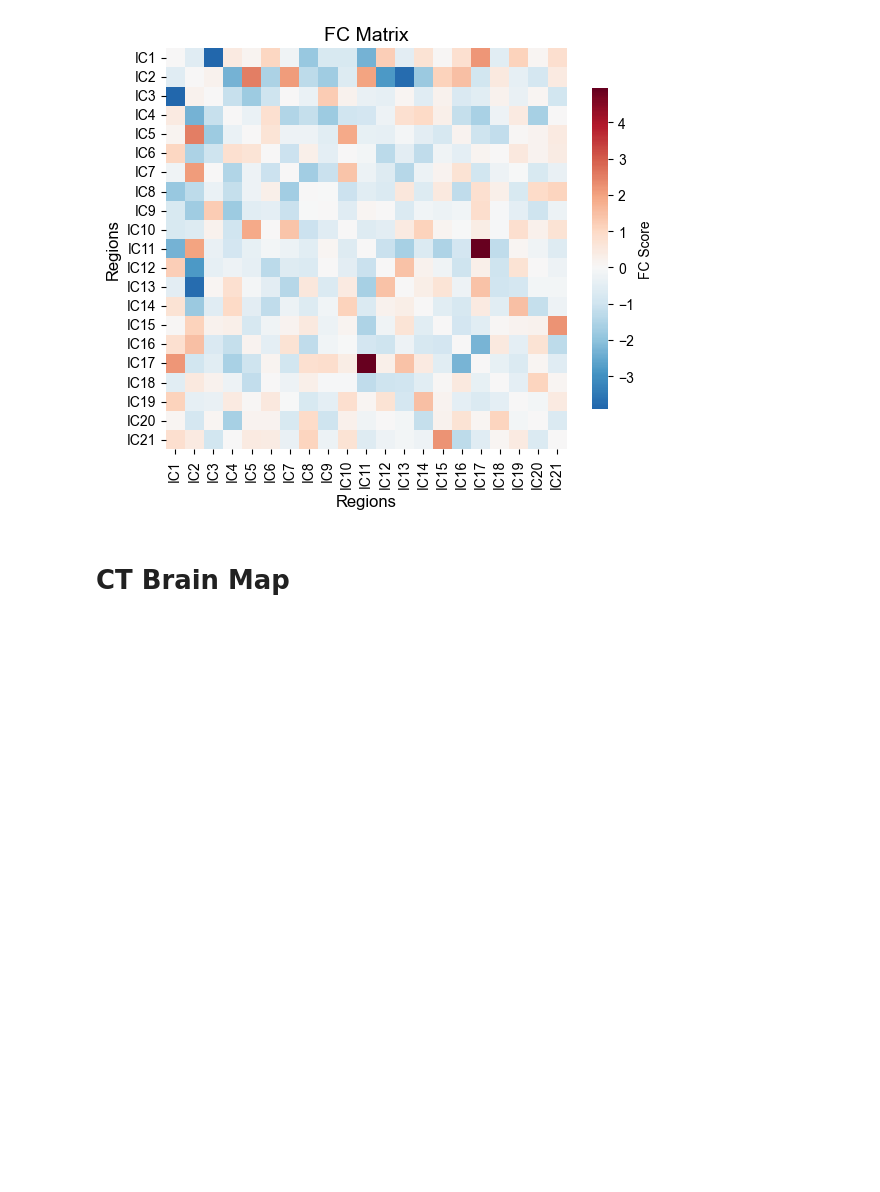
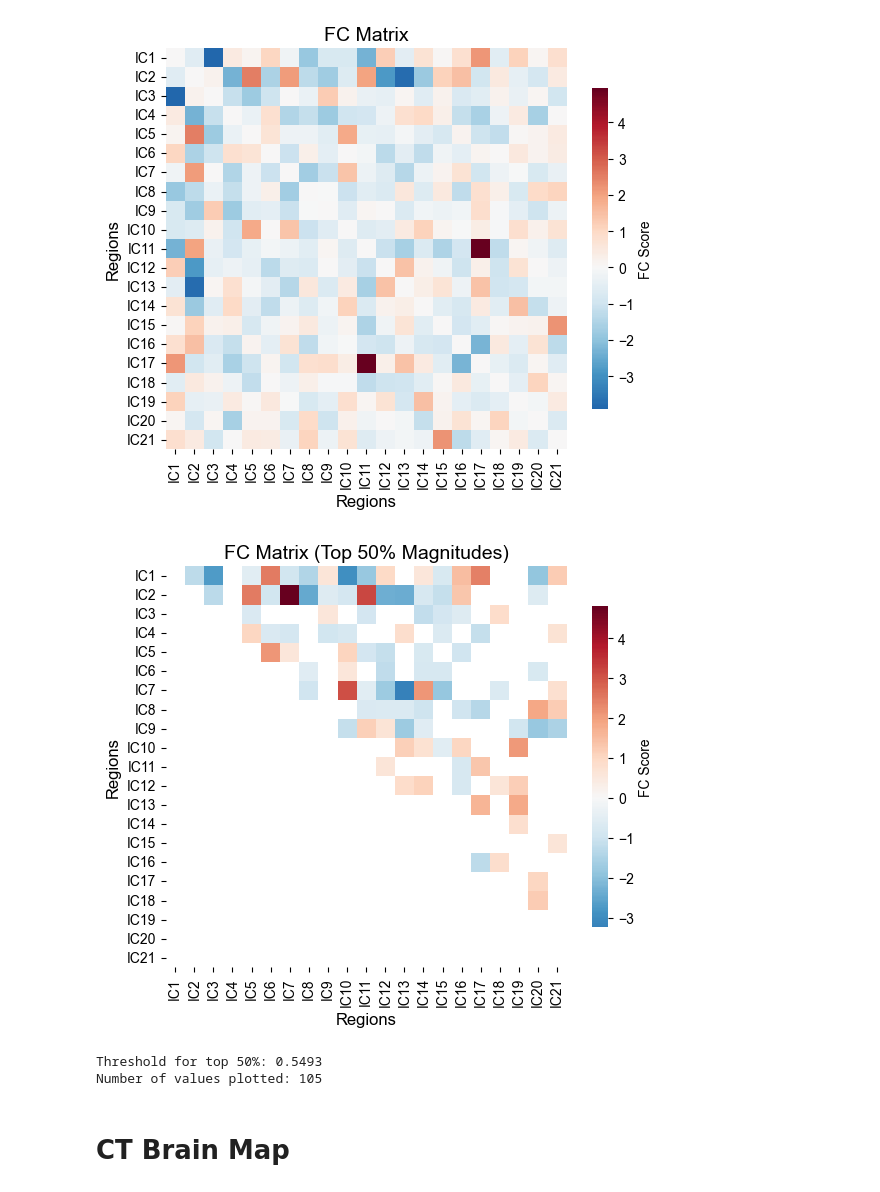
Before and after one commit to bailey168/MIND_models, a Jupyter notebook: visualize_data.ipynb, the cells around one changed output. Drawn from its saved outputs; the diff is of its cells as text; code cells hidden in the pictures; blank space fills up the shorter version.

```diff
--- a/visualize_data.ipynb
+++ b/visualize_data.ipynb
@@ -160,6 +160,43 @@ plt.tight_layout()
 plt.show()
 # %% [output]
 [figure]
+# %%
+fc_df = pd.read_csv('/Users/baileyng/MIND_data/DSST_FC/1000184_25752_2_0_FC_matrix.csv', index_col=0)
+
+# Get upper triangle values excluding diagonal
+mask = np.triu(np.ones_like(fc_df, dtype=bool), k=1)
+upper_triangle_values = fc_df.values[mask]
+
+# Calculate threshold for top % magnitudes
+abs_values = np.abs(upper_triangle_values)
+percentile = 50
+threshold = np.percentile(abs_values, percentile)
+
+# Create mask for values below threshold
+plot_mask = np.abs(fc_df.values) < threshold
+# Keep the lower triangle masked as well
+plot_mask = plot_mask | np.tril(np.ones_like(fc_df, dtype=bool))
+
+plt.figure(figsize=(6, 5))
+sns.heatmap(fc_df,
+            mask=plot_mask,
+            cmap='RdBu_r',
+            center=0,
+            square=True,
+            cbar_kws={'shrink': 0.8, 'label': 'FC Score'})
+
+plt.title(f'FC Matrix (Top {100-percentile}% Magnitudes)', fontsize=14)  # Updated title
+plt.xlabel('Regions', fontsize=12)
+plt.ylabel('Regions', fontsize=12)
+plt.tight_layout()
+plt.show()
+
+print(f"Threshold for top {100-percentile}%: {threshold:.4f}")  # Updated print statement
+print(f"Number of values plotted: {np.sum(~plot_mask)}")
+# %% [output]
+[figure, added]
+Threshold for top 50%: 0.5493
+Number of values plotted: 105
 # %% [markdown]
 # CT Brain Map
 # %%
```
Also changed, not shown: 25 other files.
